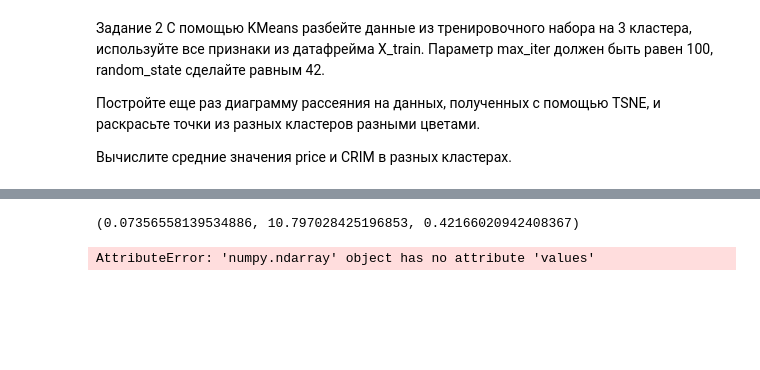
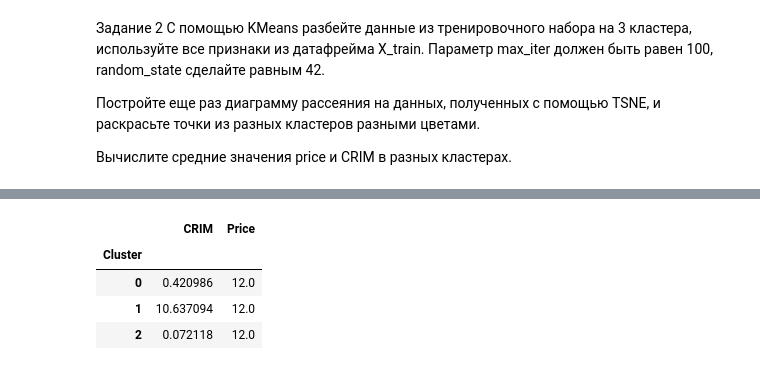
Before and after one commit to Valdert-13/Python-for-Data-Science, a Jupyter notebook: lesson_10.ipynb, the cells around one changed output, grey strips where cells are left out. Saved outputs shown, nothing was run; the diff lists cells and outputs as text; code cells hidden in the pictures; blank space fills up the shorter version.

```diff
--- a/lesson_10.ipynb
+++ b/lesson_10.ipynb
@@ -71,15 +71,10 @@ Text(15, 18, 'Кластер 3')
 [drawing not drawn]
-# %%
-crim1 = X_train.loc[labels_train==0, 'CRIM'].mean()
-crim2 = X_train.loc[labels_train==1, 'CRIM'].mean()
-crim3 = X_train.loc[labels_train==2, 'CRIM'].mean()
-crim1, crim2, crim3
-# %% [output]
-(0.07356558139534886, 10.797028425196853, 0.42166020942408367)
-# %%
-price1 = y_train[labels_train==0].values.mean()
-price2 = y_train[labels_train==1].values.mean()
-price3 = y_train[labels_train==2].values.mean()
-price1, price2, price3
-# %% [output]
-AttributeError: 'numpy.ndarray' object has no attribute 'values'
+# %%
+DF = pd.DataFrame({'Cluster': labels_train, 'CRIM': X_train['CRIM'], 'Price': y_train[0]})
+DF.groupby('Cluster').agg({'CRIM': 'mean', 'Price': 'mean'})
+# %% [output]
+|  | CRIM | Price |
+| Cluster |  |  |
+| 0 | 0.420986 | 12.0 |
+| 1 | 10.637094 | 12.0 |
+| 2 | 0.072118 | 12.0 |
```
Also changed, not shown: parts of 1 cell of this notebook.
